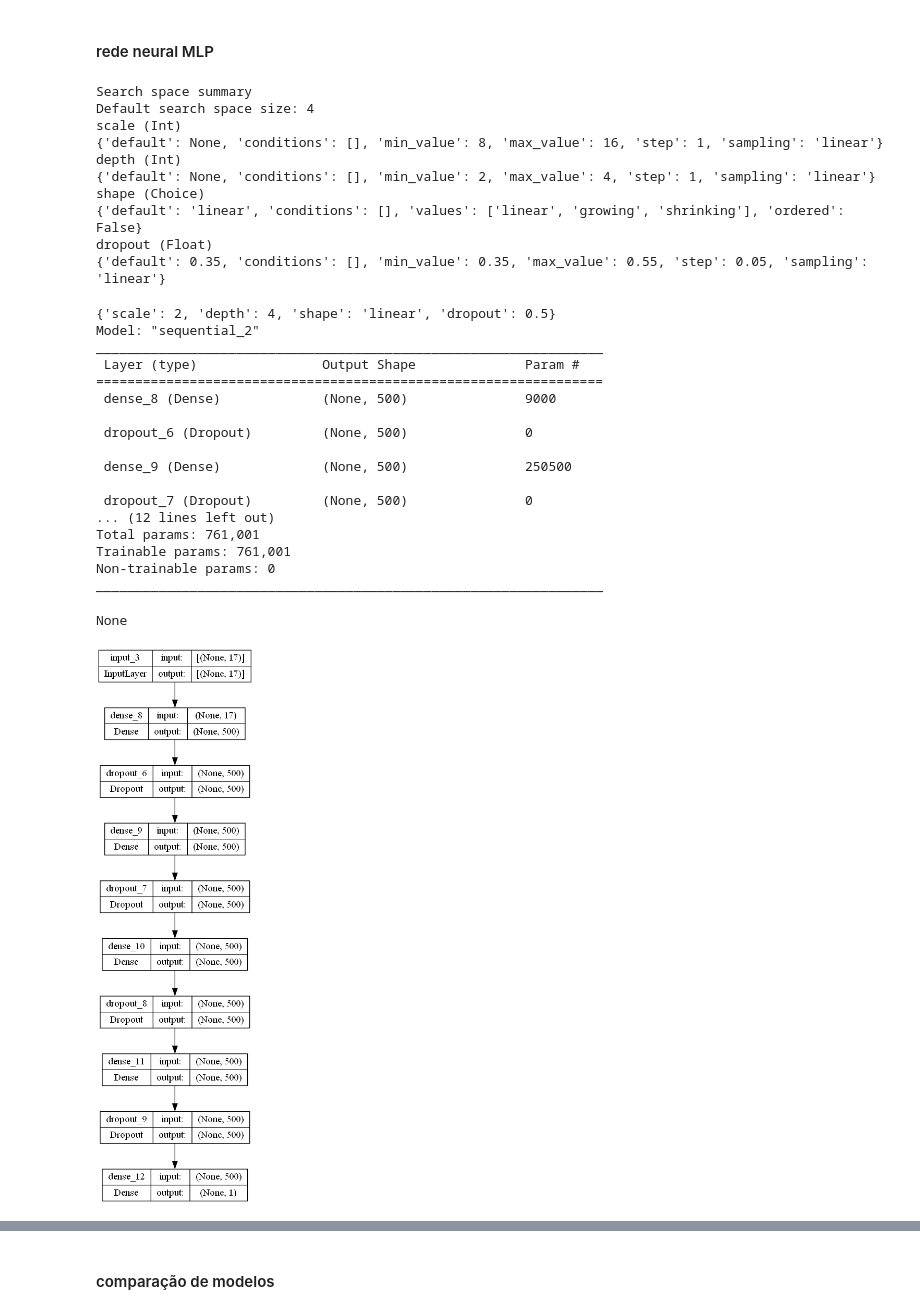
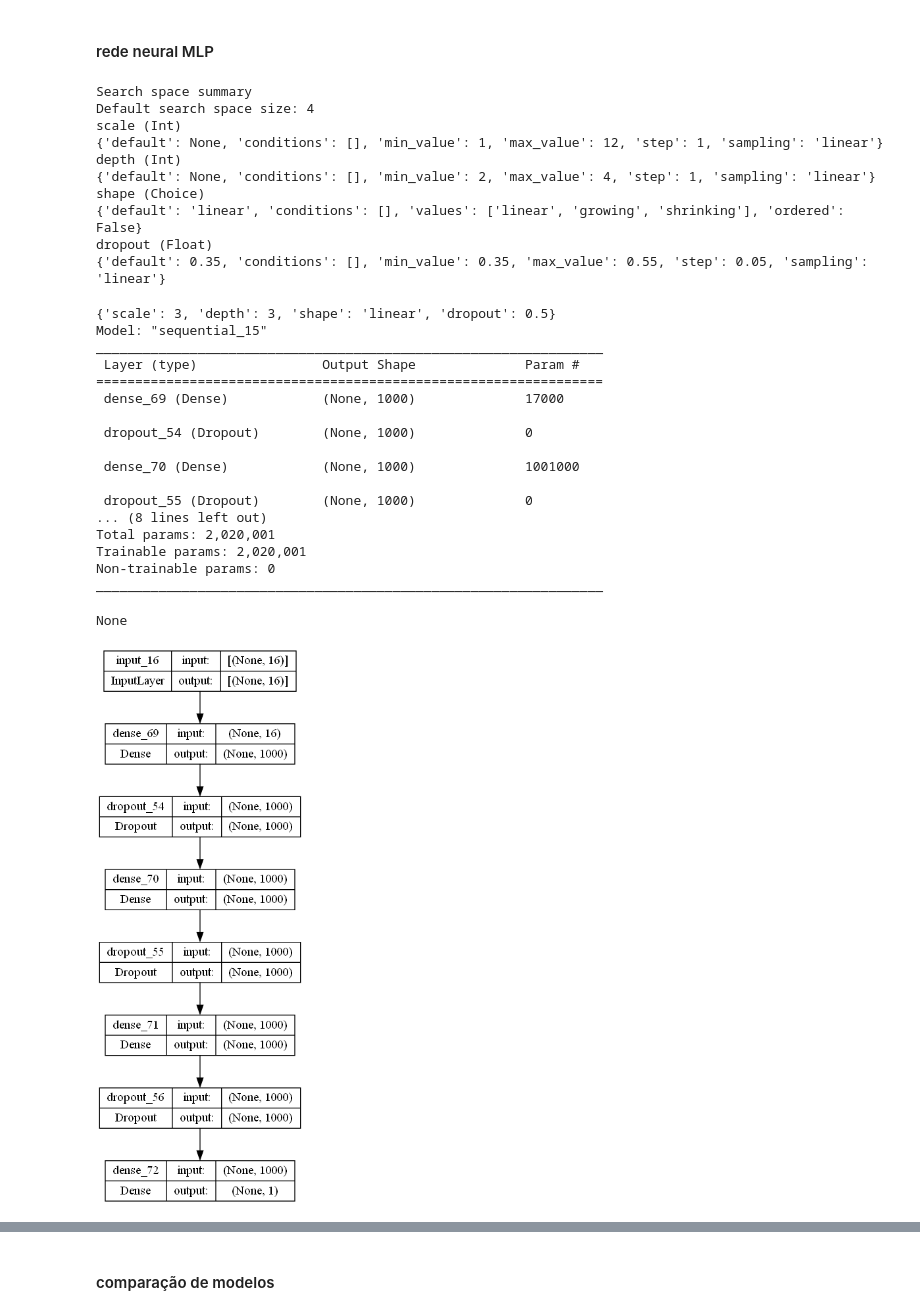
Before and after one commit to jonaszarpellon/fiap-ai-mba-bootcamp-credit, a Jupyter notebook: 5.Sugestão de Limite.ipynb, the cells around one changed output, grey strips where cells are left out. Drawn from its saved outputs; the diff is of its cells as text; code cells hidden in the pictures.

```diff
--- a/5.Sugestão de Limite.ipynb
+++ b/5.Sugestão de Limite.ipynb
@@ -391,8 +390,8 @@ data.filter_status().engineer().select().encode(['cluster']).type_cast().clean()
 #### preparação dos dados
 # %%
 data_preprocess = data.filter_status().engineer().select().remove_outliers().encode(['cluster']).type_cast().clean()
-targets_preprocess = data_preprocess['valorAprovado']
-features_preprocess = data_preprocess.drop(columns=['valorAprovado']).standardize()
+targets_preprocess = data_preprocess['limiteCredito']
+features_preprocess = data_preprocess.drop(columns=['limiteCredito']).standardize()
 
 data_train, data_test, targets_train, targets_test = train_test_split(features_preprocess, targets_preprocess, test_size=0.2, random_state=42)
 
@@ -762,7 +760,7 @@ def hypermodel(hp):
 	# adiciona uma camada de entrada
 	model.add(Input(shape=(data_train.shape[1])))
 	# escala do modelo
-	scale = hp.Int('scale', min_value=8, max_value=16, step=1)
+	scale = hp.Int('scale', min_value=1, max_value=12, step=1)
 	# profundidade do modelo
 	depth = hp.Int('depth', min_value=2, max_value=4, step=1)
 	# formato do modelo
@@ -798,11 +796,11 @@ def hypermodel(hp):
 optimizer = BayesianOptimization(
 	hypermodel = hypermodel,
 	objective = 'val_loss',
-	max_trials = 50,
+	max_trials = 100,
 	executions_per_trial=1,
 	directory = 'search',
 	project_name = 'limite_risco_2',
-	overwrite = True,
+	overwrite = False,
 	num_initial_points = 10,
 	beta = 2.6,
 )
@@ -812,7 +810,7 @@ optimizer.search_space_summary()
 Search space summary
 Default search space size: 4
 scale (Int)
-{'default': None, 'conditions': [], 'min_value': 8, 'max_value': 16, 'step': 1, 'sampling': 'linear'}
+{'default': None, 'conditions': [], 'min_value': 1, 'max_value': 12, 'step': 1, 'sampling': 'linear'}
 depth (Int)
 {'default': None, 'conditions': [], 'min_value': 2, 'max_value': 4, 'step': 1, 'sampling': 'linear'}
 shape (Choice)
@@ -835,33 +832,33 @@ optimizer.search(
 )
 # %%
 from kerastuner.engine.hyperparameters import HyperParameters
-# best_hp = optimizer.get_best_hyperparameters()[0]
+best_hp = optimizer.get_best_hyperparameters()[0]
+# após a busca, foram fixados os melhores valores abaixo
 best_hp = HyperParameters()
-# após a busca, foram fixados os melhores valores abaixo
-best_hp.values = {'scale': 2, 'depth': 4, 'shape': 'linear', 'dropout': 0.5}
+best_hp.values = {'scale': 3, 'depth': 3, 'shape': 'linear', 'dropout': 0.5}
 print(best_hp.values)
 mlp_model = hypermodel(best_hp)
 display(mlp_model.summary())
 # plot model
 plot_model(mlp_model, to_file='model_plot.png', show_shapes=True, show_layer_names=True)
 # %% [output]
-{'scale': 2, 'depth': 4, 'shape': 'linear', 'dropout': 0.5}
-Model: "sequential_2"
+{'scale': 3, 'depth': 3, 'shape': 'linear', 'dropout': 0.5}
+Model: "sequential_15"
 _________________________________________________________________
  Layer (type)                Output Shape              Param #
 =================================================================
- dense_8 (Dense)             (None, 500)               9000
+ dense_69 (Dense)            (None, 1000)              17000
 
- dropout_6 (Dropout)         (None, 500)               0
+ dropout_54 (Dropout)        (None, 1000)              0
 
- dense_9 (Dense)             (None, 500)               250500
+ dense_70 (Dense)            (None, 1000)              1001000
 
- dropout_7 (Dropout)         (None, 500)               0
-... (12 lines left out)
-Total params: 761,001
-Trainable params: 761,001
+ dropout_55 (Dropout)        (None, 1000)              0
+... (8 lines left out)
+Total params: 2,020,001
+Trainable params: 2,020,001
 Non-trainable params: 0
 _________________________________________________________________
 None
-[figure, old version]
+[figure, new version]
 # %%
```
Also changed, not shown: parts of 19 cells of this notebook, 5 other files.
